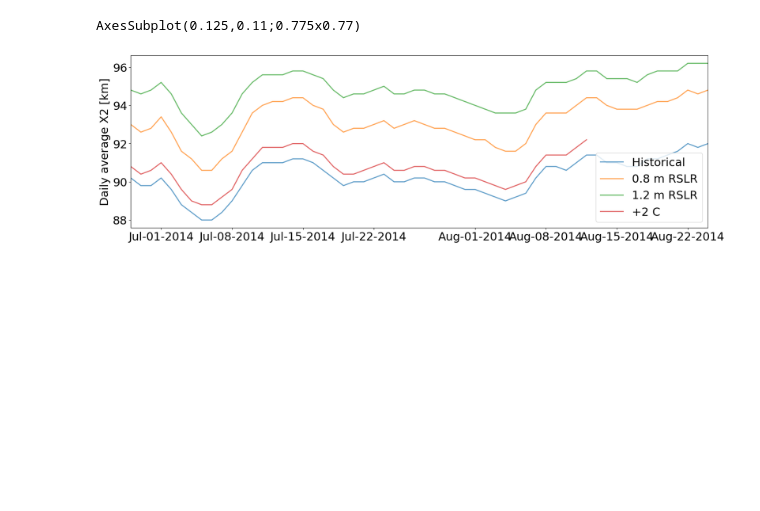
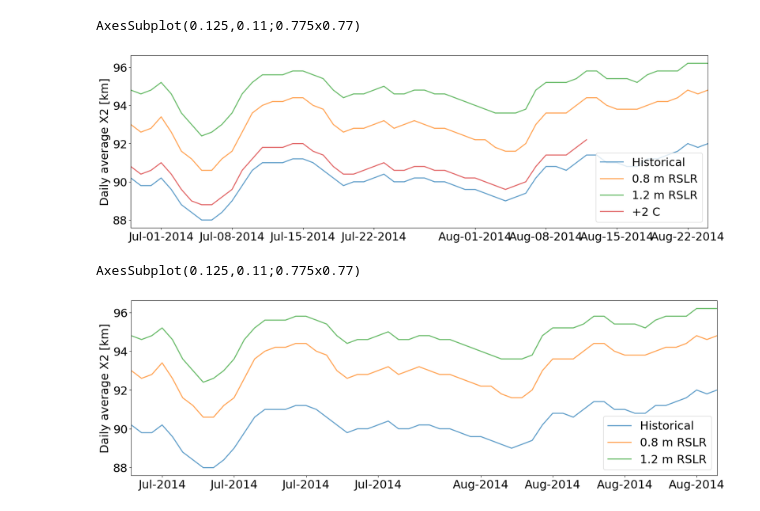
Before and after one commit to jennaisrael/Savio_scratch_back_up, a Jupyter notebook: Plotting/X2_plots/plot_x2.ipynb, the cells around one changed output. Drawn from its saved outputs; the diff is of its cells as text; code cells hidden in the pictures; blank space fills up the shorter version.

Commit message:
plotting_and_test_quantile

```diff
--- a/Plotting/X2_plots/plot_x2.ipynb
+++ b/Plotting/X2_plots/plot_x2.ipynb
@@ -83,6 +83,28 @@ plt.show()
 # %% [output]
 AxesSubplot(0.125,0.11;0.775x0.77)
 [figure]
+# %%
+fig = plt.figure(figsize=(20,6))
+mpl.rcParams.update({'font.size': 22})
+ax = plt.gca()
+
+ax.plot(data_26.Date[90:], data_26.X2[90:], label = 'Historical', linewidth=2, alpha =0.7)
+ax.plot(data_25.Date[90:], data_25.X2[90:], label = '0.8 m RSLR', linewidth=2, alpha =0.7)
+ax.plot(data_27.Date[90:], data_27.X2[90:], label = '1.2 m RSLR', linewidth=2, alpha =0.7)
+#ax.plot(data_28.Date[90:], data_28.X2[90:], label = '+2 C', linewidth=2, alpha =0.7)
+
+leg = ax.legend()
+print(ax)
+ax.set_xlim(data_27.Date.iloc[90], data_27.Date.iloc[-1])
+ax.set_ylabel('Daily average X2 [km]')
+# ax.grid(which='major', color='b', linestyle='-')
+#ax.set_title("X2 timeseries")
+ax.xaxis.set_major_formatter(mdates.DateFormatter('%b-%Y'))
+plt.show()
+# ax.grid()
+# %% [output]
+AxesSubplot(0.125,0.11;0.775x0.77)
+[figure, added]
 # %%
 
 # Add in the number of seconds elapsed @ our chosen timestep
```
Also changed, not shown: parts of 1 cell of this notebook, 2 other files.
